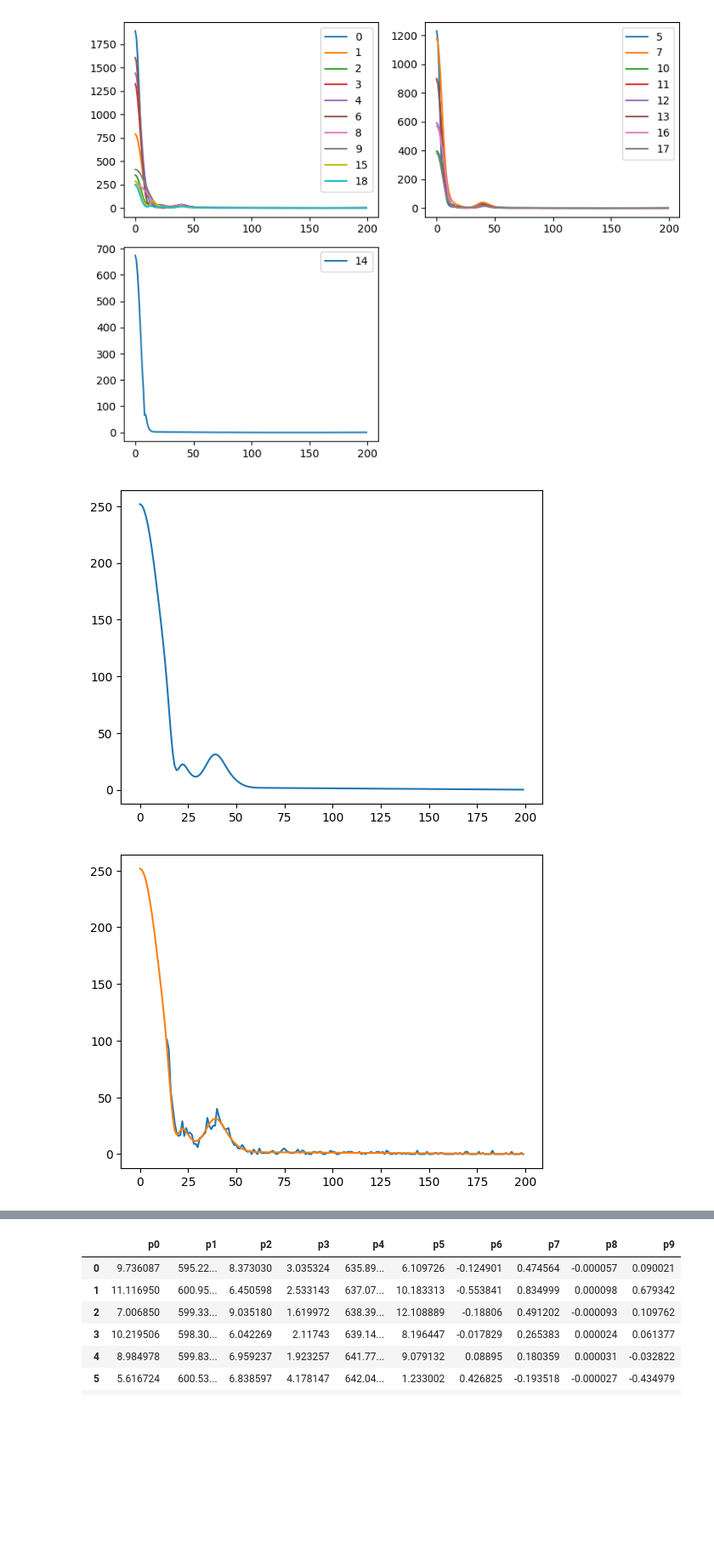
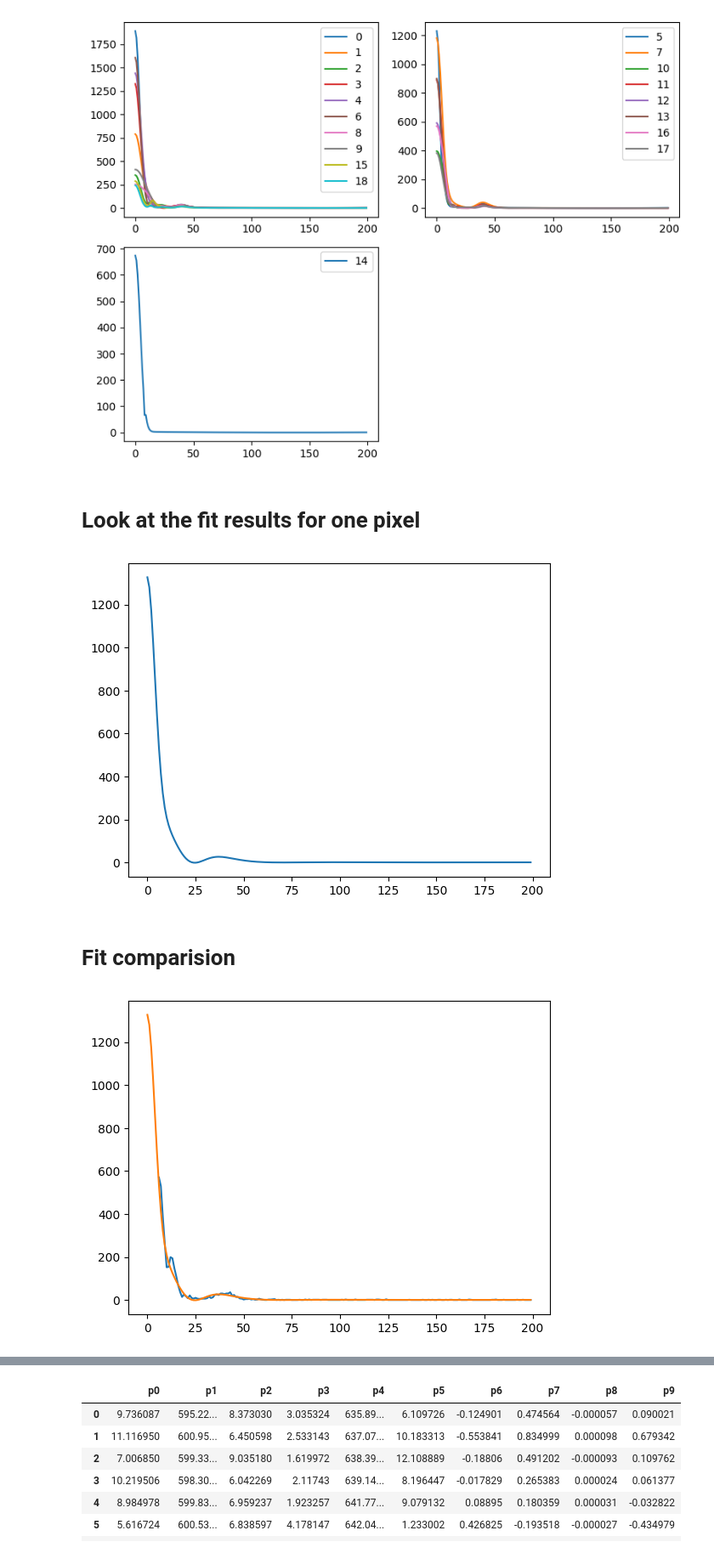
Before and after one commit to arlee-shelby/calibration, a Jupyter notebook: Sncalibration_analysis.ipynb, the cells around one changed output, grey strips where cells are left out. Shown: that part at 85% size. Saved outputs shown, nothing was run; the diff lists cells and outputs as text; code cells hidden in the pictures; blank space fills up the shorter version.

```diff
--- a/Sncalibration_analysis.ipynb
+++ b/Sncalibration_analysis.ipynb
@@ -137,3 +218,5 @@ for i in range(len(data)):
 py.tight_layout()
 # %% [output]
 [figure]
+# %% [markdown]
+# Look at the fit results for one pixel
@@ -140,7 +227,7 @@ py.tight_layout()
 # %%
 x = np.arange(0,200)
 
-plt.plot(x,Sn.get_fit(x,*np.float64(data['xray'][8].replace('[','').replace(']','').split())),label = '%d'%i)
+plt.plot(x,Sn.get_fit(x,*np.float64(data['xray'][3].replace('[','').replace(']','').split())),label = '%d'%i)
 plt.show()
 # %% [output]
-[figure, old version]
+[figure, new version]
@@ -151,9 +234,12 @@ Sn = SnCalibration()
+# %% [markdown]
+# Fit comparision
 # %%
-x = np.arange(14,200)
-plt.plot(x,np.float64(data['Xray hist'][8].replace('[','').replace(']','').split()))
+x = np.arange(6,200)
+plt.plot(x,np.float64(data['Xray hist'][3].replace('[','').replace(']','').split()))
 x = np.arange(0,200)
 
-plt.plot(x,Sn.get_fit(x,*np.float64(data['xray'][8].replace('[','').replace(']','').split())),label = '%d'%i)
+plt.plot(x,Sn.get_fit(x,*np.float64(data['xray'][3].replace('[','').replace(']','').split())),label = '%d'%i)
+
 plt.show()
 # %% [output]
-[figure, old version]
+[figure, new version]
```
Also changed, not shown: parts of 34 cells of this notebook.
